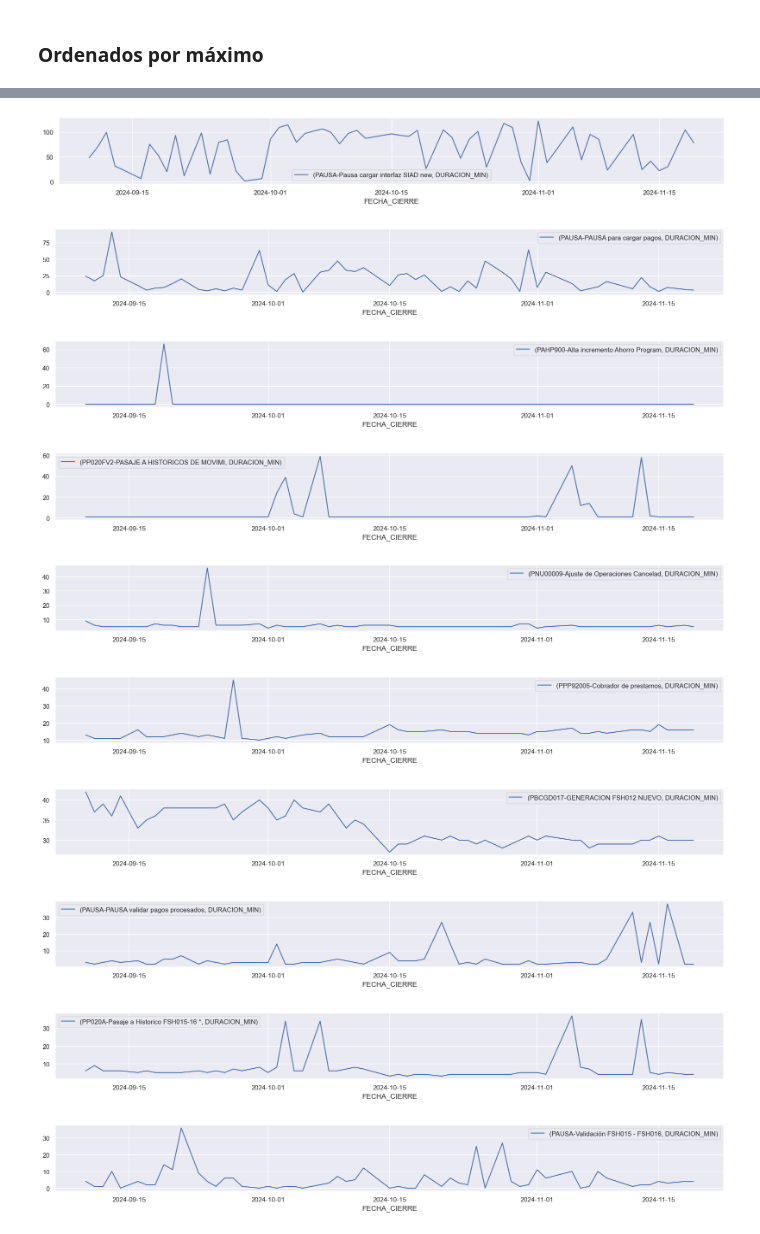
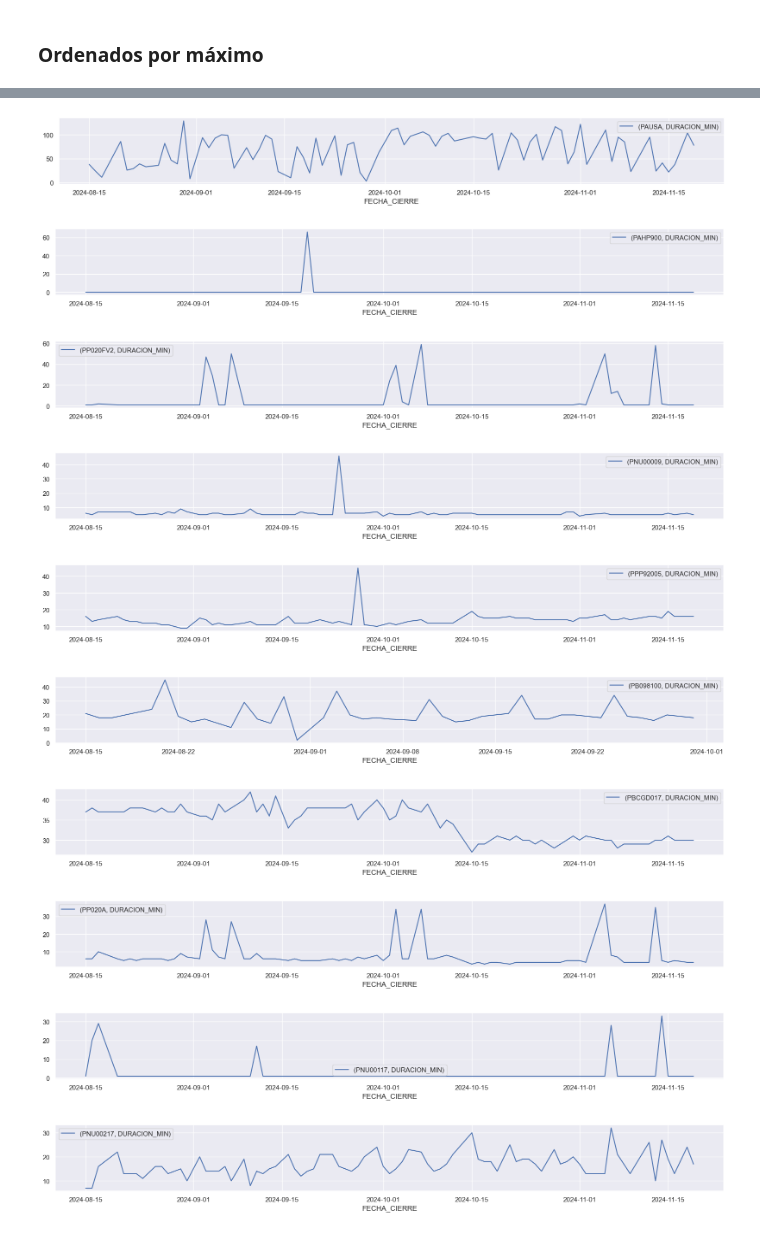
Before and after one commit to juanmedina-seti/bancow_genai, a Jupyter notebook: src/QACierreCaliMemV2/analisis.ipynb, the cells around one changed output, grey strips where cells are left out. Drawn from its saved outputs; the diff is of its cells as text; code cells hidden in the pictures.

```diff
--- a/src/QACierreCaliMemV2/analisis.ipynb
+++ b/src/QACierreCaliMemV2/analisis.ipynb
@@ -197,0 +205,4 @@ decompose_result_mult.plot();
+# %%
+sns.set_theme(rc={'figure.figsize':(10,5)})
+# df_sum_parcial.groupby(df_sum_parcial["FECHA"].dt.day_of_week)["SIN_PAUSA"].agg(["sum","max","mean", ]).plot(subplots=True)
+g=sns.catplot(x=df_sum_parcial["FECHA"].dt.day_name(), y=df_sum_parcial["SIN_PAUSA"], hue=df_sum_parcial.post_festivo,  aspect=3)
@@ -198,4 +211,5 @@ decompose_result_mult.plot();
 # %%
+sns.set_theme(rc={'figure.figsize':(20,10)})
 decompose_result_mult = seasonal_decompose(df_sum_parcial["SIN_PAUSA"], model="additive", period=6)
 
 decompose_result_mult.plot();
@@ -206,8 +228,8 @@ decompose_result_mult.plot();
 # %% [markdown]
 ### Top tareas minutos totales
 # %%
-df_tareas_agg=df.query("FECHA_CIERRE >= '2024-09-10'").groupby(["ID_TAREA"], as_index=True,)["DURACION_MIN"].agg(["max","min","mean","median","count","sum"]	).sort_values("sum",ascending=False)
-df_parcial = df.query("FECHA_CIERRE >= '2024-09-10'")
+df_parcial = df.query("FECHA_CIERRE >= '2024-08-15'")
+df_tareas_agg=df_parcial.groupby(["CODIGO_TAREA"], as_index=True,)["DURACION_MIN"].agg(["max","min","mean","median","count","sum"]	).sort_values("sum",ascending=False)
 # %%
 df_agg_top=df_tareas_agg.sort_values("sum",ascending=False).head(10)
 df_agg_top
@@ -248,6 +265,6 @@ for tarea in lst_top:
 [figure]
 # %%
 
-for tarea in df_tareas_agg.sort_values("max",ascending=False).head(10).index:
-     df_parcial[df_parcial["ID_TAREA"]==tarea].groupby("FECHA_CIERRE")[["ID_TAREA","DURACION_MIN"]].max().plot(by="ID_TAREA")
+for tarea in df_tareas_agg.sort_values("sum",ascending=False).head(10).index:
+     df_parcial[df_parcial["CODIGO_TAREA"]==tarea].groupby("FECHA_CIERRE")[["CODIGO_TAREA","DURACION_MIN"]].max().plot(by="CODIGO_TAREA")
 # %% [output]
@@ -281,15 +303,15 @@ df_tareas_agg.sort_values("max",ascending=False).head(10)
 # %%
 
 for tarea in df_tareas_agg.sort_values("max",ascending=False).head(10).index:
-     df_parcial[df_parcial["ID_TAREA"]==tarea].groupby("FECHA_CIERRE")[["ID_TAREA","DURACION_MIN"]].max().plot(by="ID_TAREA")
+     df_parcial[df_parcial["CODIGO_TAREA"]==tarea].groupby("FECHA_CIERRE")[["CODIGO_TAREA","DURACION_MIN"]].max().plot(by="CODIGO_TAREA")
 # %% [output]
-[figure, old version]
+[figure, new version]
-[figure, old version]
+[figure, new version]
-[figure, old version]
+[figure, new version]
-[figure, old version]
+[figure, new version]
-[figure, old version]
+[figure, new version]
-[figure, old version]
+[figure, new version]
-[figure, old version]
+[figure, new version]
-[figure, old version]
+[figure, new version]
-[figure, old version]
+[figure, new version]
-[figure, old version]
+[figure, new version]
```
Also changed, not shown: parts of 34 cells of this notebook.
